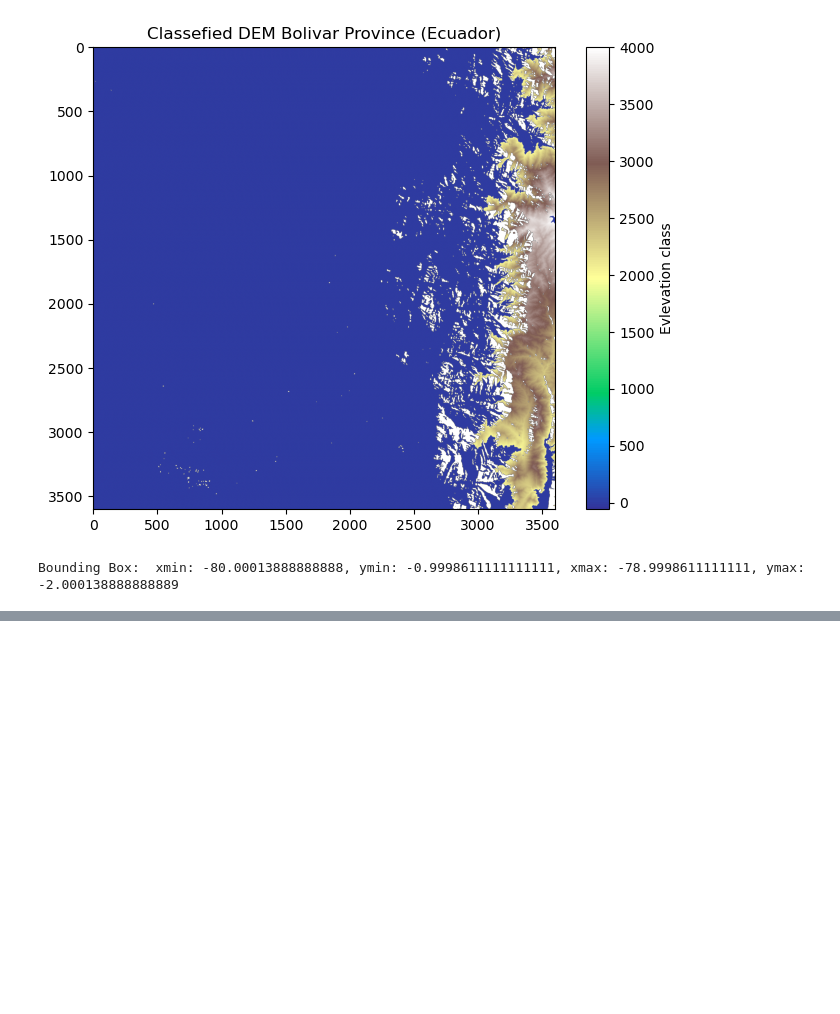
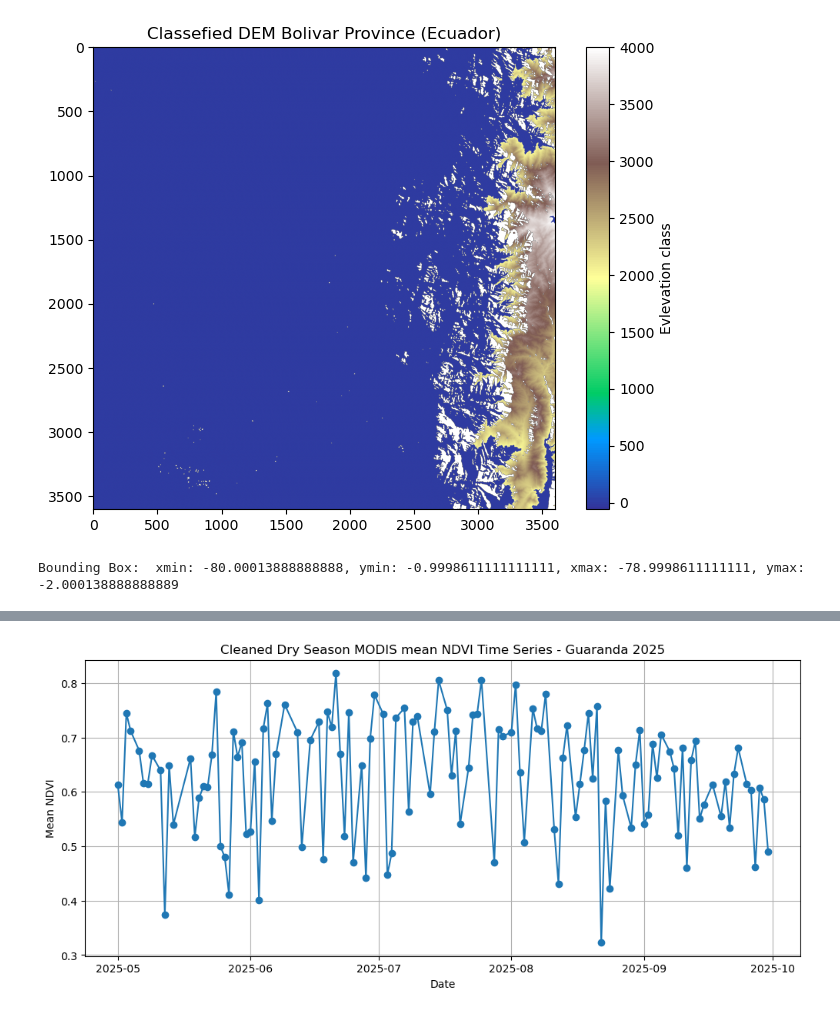
Before and after one commit to francescofustinoni/earthlab, a Jupyter notebook: GeospatialBasicAnalysis/DrySeasonMODISmeanNDVIGuaranda.ipynb, the cells around one changed output, grey strips where cells are left out. Cells and saved outputs as stored; diff of their text form; code cells hidden in the pictures; blank space fills up the shorter version.

Commit message:
Clean the NDVI data (valid pixels and outlier removal)

```diff
--- a/GeospatialBasicAnalysis/DrySeasonMODISmeanNDVIGuaranda.ipynb
+++ b/GeospatialBasicAnalysis/DrySeasonMODISmeanNDVIGuaranda.ipynb
@@ -84,15 +85,94 @@ aoi = ee.Geometry.Rectangle([xmin, ymin, xmax, ymax])
 # %% [output]
 Bounding Box:  xmin: -80.00013888888888, ymin: -0.9998611111111111, xmax: -78.9998611111111, ymax: -2.000138888888889
 # %%
+## MODIS NDVI COLLECTION
+
 # Get the modis images for the dry season in the aoi
 modis = ee.ImageCollection('MODIS/061/MOD09GA').filterBounds(aoi).filterDate('2025-05-01', '2025-10-01')
 
-# Create and add the NDVI band
+# QA Mask function
+def mask_modis(image):
+
+    state = image.select('state_1km')
+    cloud_state = state.bitwiseAnd(0b11 << 0).rightShift(0)
+    cloud_shadow = state.bitwiseAnd(0b1 << 2).rightShift(2)
+    land_water = state.bitwiseAnd(0b111 << 3).rightShift(3)
+
+    qc = image.select('QC_500m')
+    modland = qc.bitwiseAnd(0b11 << 0).rightShift(0)
+
+    mask = cloud_state.eq(0).And(cloud_shadow.eq(0)).And(land_water.eq(1)).And(modland.eq(0))
+
+    return image.updateMask(mask)
+
+# Create and add the NDVI band + valid pixels (pixels with ndvi!=0)
 def add_ndvi(image):
+
     ndvi = image.normalizedDifference(['sur_refl_b02', 'sur_refl_b01']).rename('NDVI')
-    return image.addBands(ndvi)
 
-modis_ndvi = modis.map(add_ndvi)
-modis_first = modis_ndvi.first()
-print(modis_first.bandNames().getInfo())
+    valid_pixels = ndvi.mask().reduceRegion(
+        reducer = ee.Reducer.count(),
+        geometry = aoi,
+        scale = 500,
+        maxPixels = 1e13
+    ).get('NDVI') # the reduceRegion() gives a ditionary as a result: {'ndvi': n.ofValidPixels}. The get('ndvi') takes the value of 'ndvi' from a dictionary and converts it in a number
+
+    return image.addBands(ndvi).set('valid_pixels', valid_pixels) # the valid_pixels is stored as a metadata on the image
+
+modis_clean_ndvi = modis.map(mask_modis).map(add_ndvi)
+
+# Reduce to NDVI mean + valid pixels
+def get_mean(image):
+
+    mean_dict = image.select('NDVI').reduceRegion(reducer = ee.Reducer.mean(),
+                                                  geometry = aoi,
+                                                  scale = 500,
+                                                  maxPixels = 1e13) # stats is a dictionary
+
+    return ee.Feature(None, #no geometry
+                      {'date': image.date().format('YYYY-MM-dd'),
+                       'NDVI': mean_dict.get('NDVI'),
+                       'valid_pixels': image.get('valid_pixels'),
+                       'id': image.id()})
+
+ndvi_fc = modis_clean_ndvi.map(get_mean)
+
+# Convert to Pandas DataFrame
+ndvi_list = ndvi_fc.getInfo()['features'] # pulls the data to the Python dictionary, accessing the list of features in the FeatureCollection
+
+data = [(f['properties'].get('date'), # for each feature it extract the value of 'date', 'NDVI', ...
+         f['properties'].get('NDVI'),
+         f['properties'].get('valid_pixels'),
+         f['properties'].get('id'))
+        for f in ndvi_list
+        if f['properties'].get('NDVI') is not None]
+
+ndvi_df = pd.DataFrame(data, columns=['date', 'NDVI', 'valid_pixels', 'id'])
+ndvi_df['date'] = pd.to_datetime(ndvi_df['date'])
+ndvi_df['NDVI'] = pd.to_numeric(ndvi_df['NDVI'])
+ndvi_df['valid_pixels'] = pd.to_numeric(ndvi_df['valid_pixels'])
+ndvi_df = ndvi_df.dropna().sort_values('date') # remove missing ndvi values and sort by date
+
+# Filter by valid pixels (eliminate those images where the number of valid pixels is less than 30% of the maximum valid pixel number between the images). This makes the time series more reliable
+max_valid = ndvi_df['valid_pixels'].max()
+threshold = 0.3 * max_valid
+ndvi_df = ndvi_df[ndvi_df['valid_pixels'] >= threshold]
+
+# Outlier removal
+Q1 = ndvi_df['NDVI'].quantile(0.25)
+Q3 = ndvi_df['NDVI'].quantile(0.75)
+IQR = Q3 - Q1
+lower_outlier_limit = Q1 - 1.5*IQR
+upper_outlier_limit = Q3 + 1.5*IQR
+
+ndvi_clean = ndvi_df[(ndvi_df['NDVI'] >= lower_outlier_limit) & (ndvi_df['NDVI'] <= upper_outlier_limit)]
+
+# Plot NDVI time series
+plt.figure(figsize=(12, 5))
+plt.plot(ndvi_clean['date'], ndvi_clean['NDVI'], marker='o', linestyle='-')
+plt.title('Cleaned Dry Season MODIS mean NDVI Time Series - Guaranda 2025')
+plt.xlabel('Date')
+plt.ylabel('Mean NDVI')
+plt.grid(True)
+plt.show()
 # %% [output]
@@ -99,0 +179 @@ print(modis_first.bandNames().getInfo())
+[figure, added]
```
Also changed, not shown: parts of 4 cells of this notebook.
